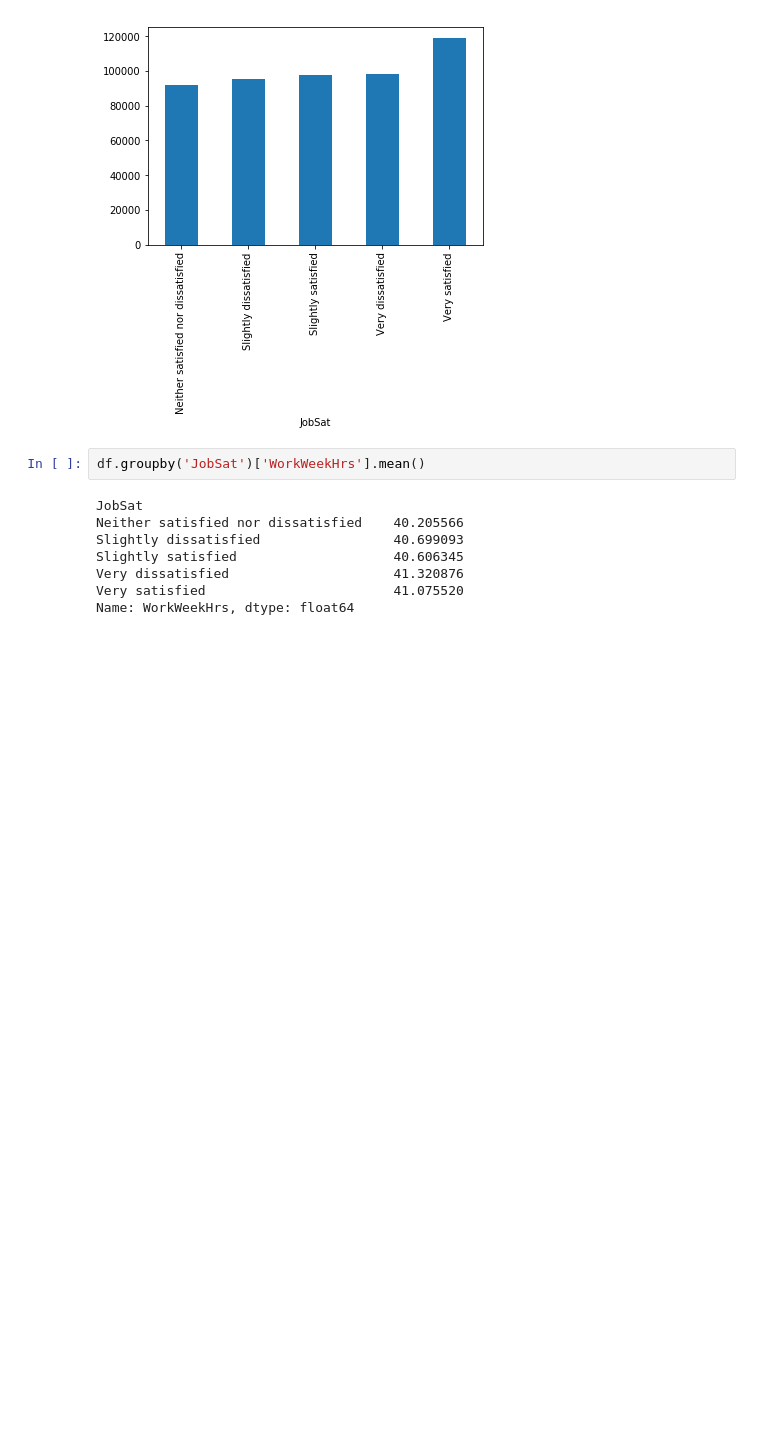
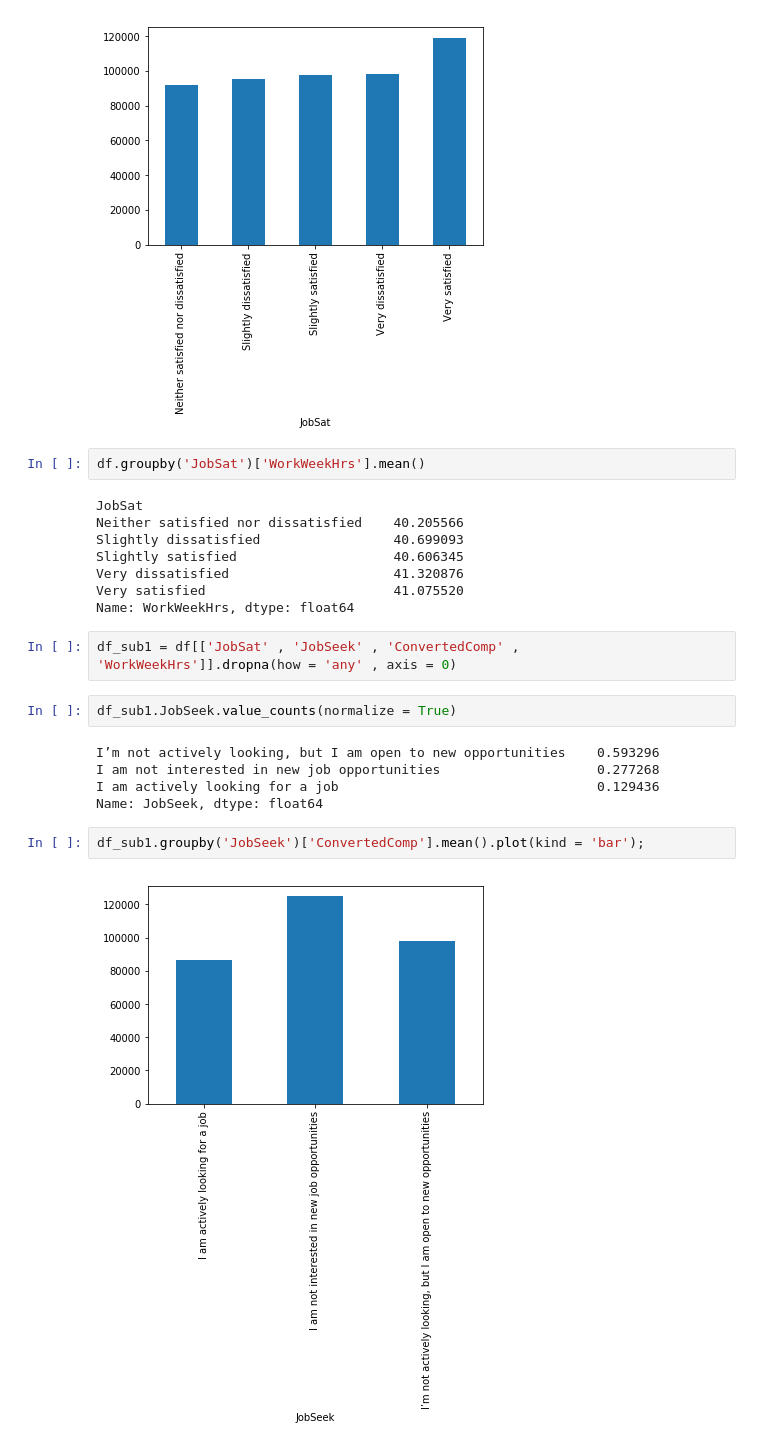
Before and after one commit to AmiraSwedan/2020-DevSurvey-StackOverflow, a Jupyter notebook: Analyzing 2020 Developers Survey.ipynb, the cells around one changed output. Saved outputs shown, nothing was run; the diff lists cells and outputs as text; blank space fills up the shorter version.

```diff
--- a/Analyzing 2020 Developers Survey.ipynb
+++ b/Analyzing 2020 Developers Survey.ipynb
@@ -77,3 +77,16 @@ Slightly satisfied                    40.606345
 Very dissatisfied                     41.320876
 Very satisfied                        41.075520
 Name: WorkWeekHrs, dtype: float64
+# %%
+df_sub1 = df[['JobSat' , 'JobSeek' , 'ConvertedComp' , 'WorkWeekHrs']].dropna(how = 'any' , axis = 0)
+# %%
+df_sub1.JobSeek.value_counts(normalize = True)
+# %% [output]
+I’m not actively looking, but I am open to new opportunities    0.593296
+I am not interested in new job opportunities                    0.277268
+I am actively looking for a job                                 0.129436
+Name: JobSeek, dtype: float64
+# %%
+df_sub1.groupby('JobSeek')['ConvertedComp'].mean().plot(kind = 'bar');
+# %% [output]
+[figure, added]
```
Also changed, not shown: parts of 3 cells of this notebook.
